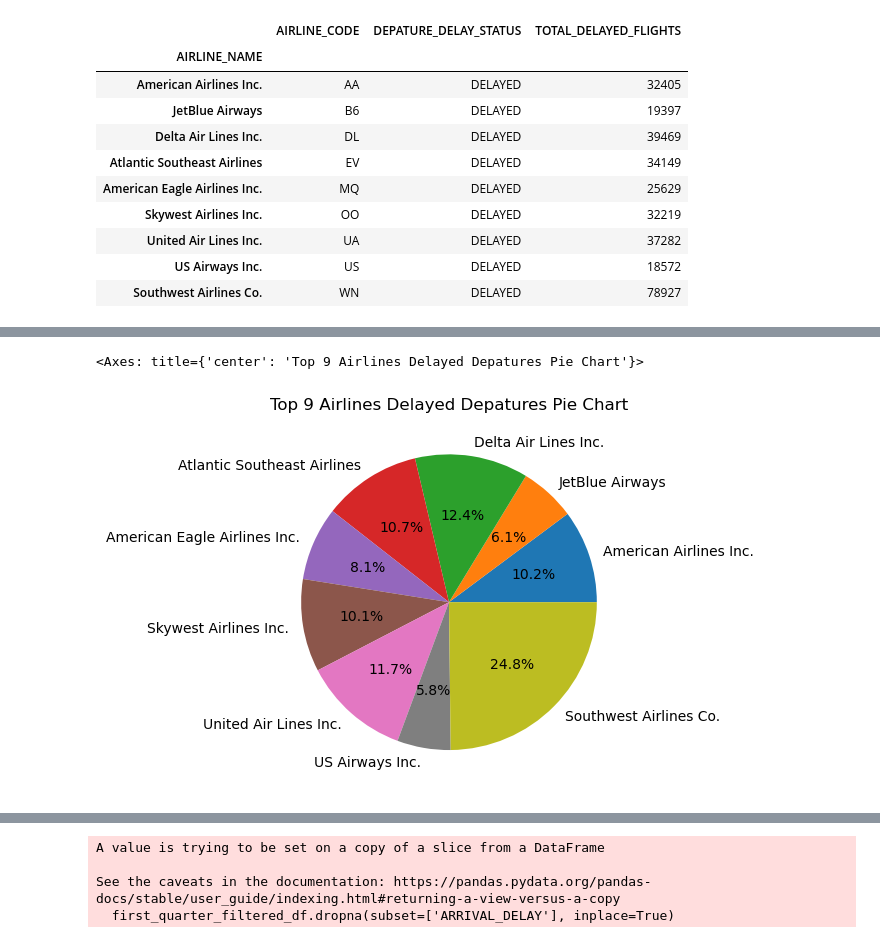
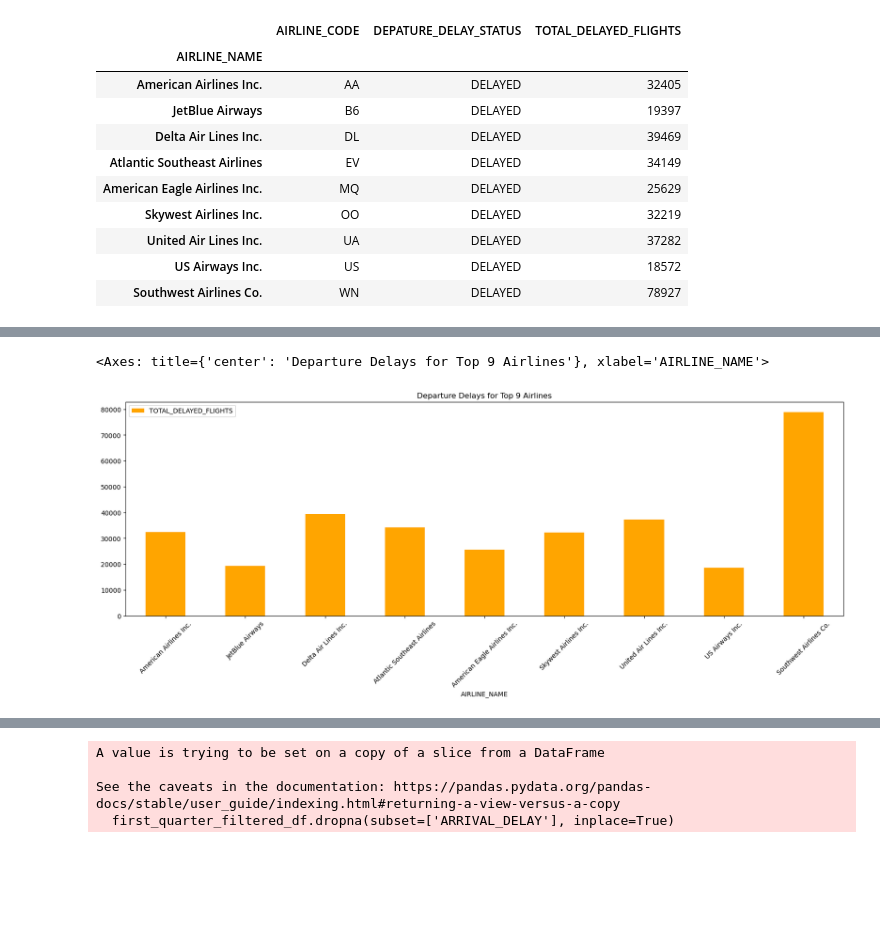
Before and after one commit to dmusili/airlineproject1, a Jupyter notebook: januarytoapril.ipynb, the cells around one changed output, grey strips where cells are left out. Drawn from its saved outputs; the diff is of its cells as text; code cells hidden in the pictures; blank space fills up the shorter version.

```diff
--- a/januarytoapril.ipynb
+++ b/januarytoapril.ipynb
@@ -341,7 +335,6 @@ depature_delays_df.plot(kind="bar", figsize=(20,6), rot=45, title='Departure Del
-# %%
-#draw a pie chart
-
-depature_delays_df.plot.pie(y='TOTAL_DELAYED_FLIGHTS', autopct='%1.1f%%', ylabel='', legend=False, rot=45, title="Top 9 Airlines Delayed Depatures Pie Chart")
-# %% [output]
-<Axes: title={'center': 'Top 9 Airlines Delayed Depatures Pie Chart'}>
-[figure, removed]
+# %%
+#draw a bar graph showing delays by airline
+depature_delays_df.plot(kind="bar", figsize=(20,6), rot=45, title='Departure Delays for Top 9 Airlines', color="orange")
+# %% [output]
+<Axes: title={'center': 'Departure Delays for Top 9 Airlines'}, xlabel='AIRLINE_NAME'>
+[figure, added]
```
Also changed, not shown: parts of 4 cells of this notebook.
